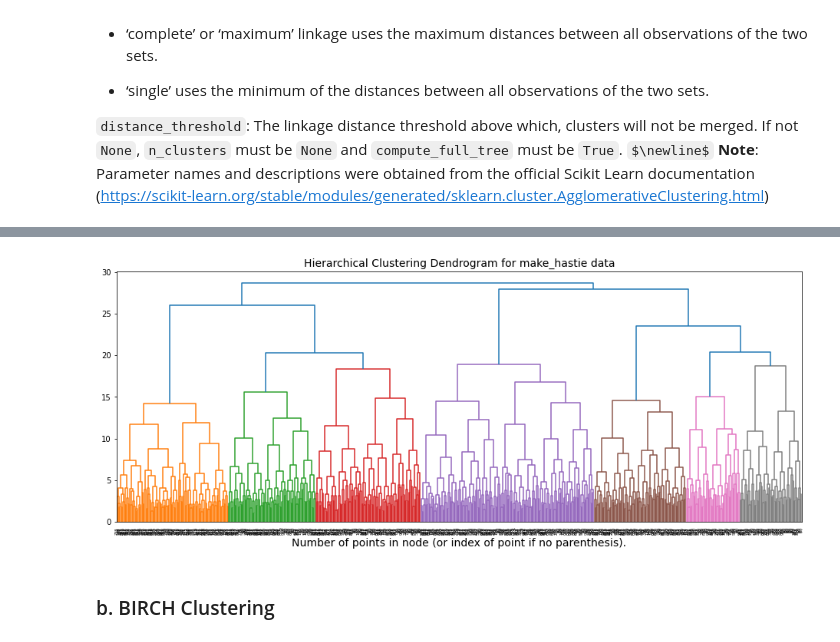
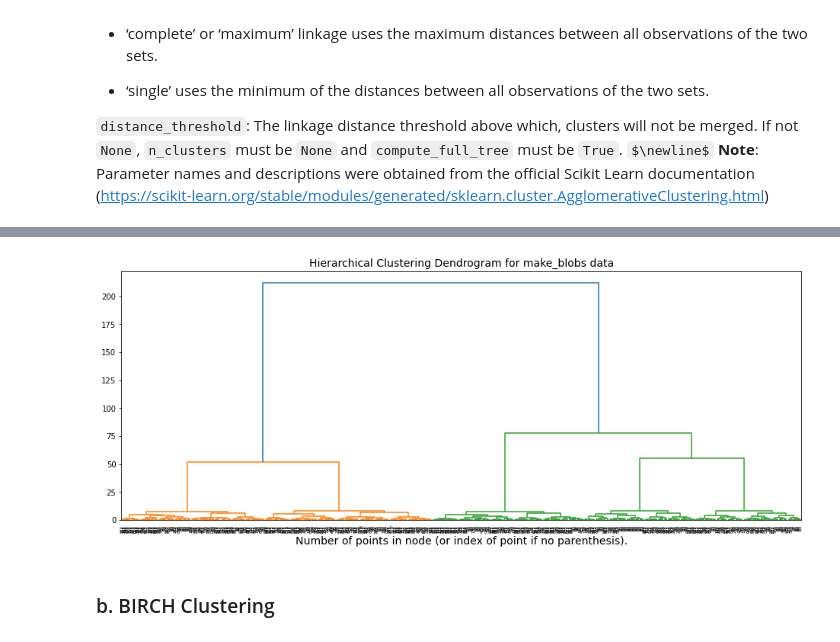
Before and after one commit to Estreuselito/Deus_ex_machina, a Jupyter notebook: Mini-Project/Master.ipynb, the cells around one changed output, grey strips where cells are left out. Cells and saved outputs as stored; diff of their text form; code cells hidden in the pictures; some formulas as TeX source.

```diff
--- a/Mini-Project/Master.ipynb
+++ b/Mini-Project/Master.ipynb
@@ -383,29 +390,27 @@ evaluate.plot_raw_vs_predict(AgglomerativeClustering)
 # %%
 from dendrogram import plot_dendrogram
 import time
 from IPython.display import clear_output
 
 # set the dataset for which the dendrogram should be drawn. Possible options are:
 # ['make_blobs',
 #  'make_circles',
-#  'make_classification',
-#  'make_hastie',
 #  'make_moons']
 
-datasets = "make_hastie"
+datasets = "make_blobs"
 
 # setting distance_threshold=0 ensures we compute the full tree.
 model = AgglomerativeClustering(distance_threshold=0, n_clusters=None)
 
 model = model.fit(next((i[0] for i in evaluate.datasets if i[2] == datasets), None))
 
 # plot the top three levels of the dendrogram
 for i in range(1, 10):
     plot_dendrogram(model, datasets=datasets, truncate_mode='level', p=i)
     time.sleep(2)
     clear_output(wait = True)
 # %% [output]
-[figure, old version]
+[figure, new version]
 # %% [markdown]
 ### b. BIRCH Clustering <a name="birch"/>
 # %% [markdown]
```
Also changed, not shown: parts of 25 cells of this notebook, 1 other file.
